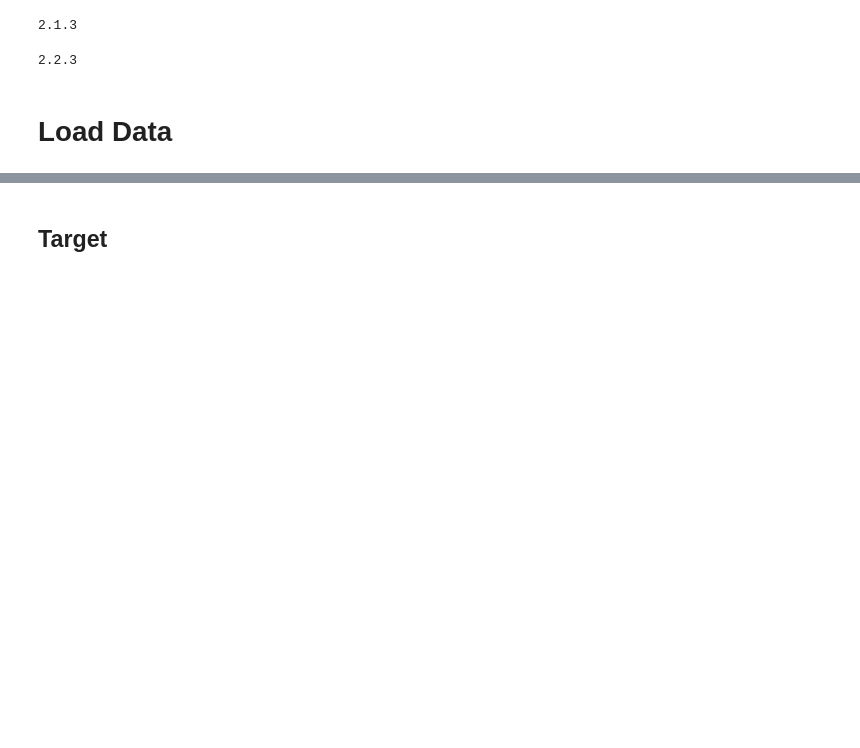
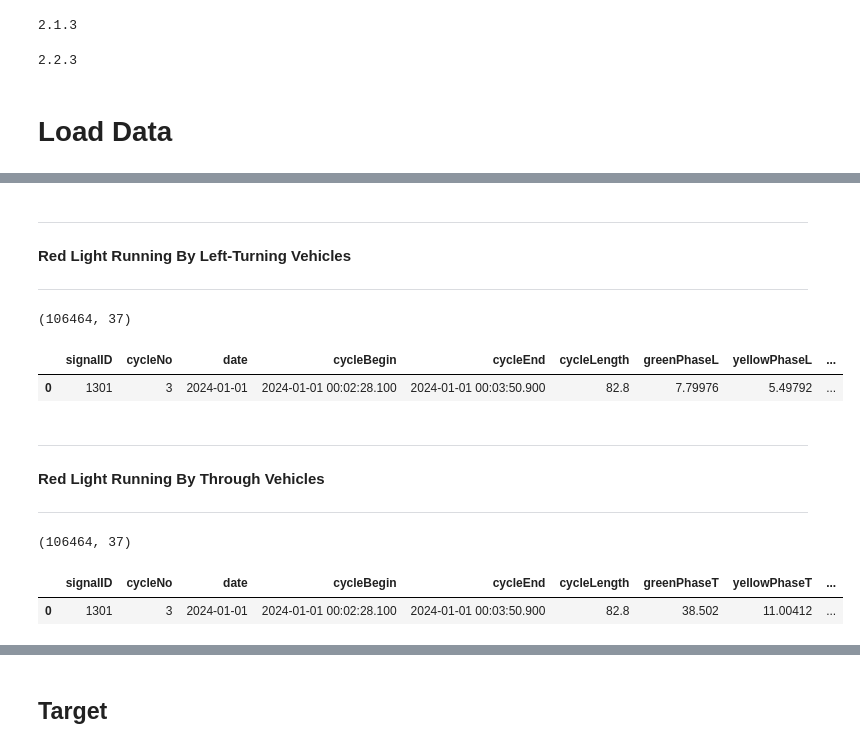
Before and after one commit to bmtazbiulhassan/signal_adjustment, a Jupyter notebook: notebook/i. data_processing.ipynb, the cells around one changed output, grey strips where cells are left out. Cells and saved outputs as stored; diff of their text form; code cells hidden in the pictures; blank space fills up the shorter version.

```diff
--- a/notebook/i. data_processing.ipynb
+++ b/notebook/i. data_processing.ipynb
@@ -113,0 +254,6 @@ df_data.shape
+# %% [markdown]
+---
+
+**Red Light Running By Left-Turning Vehicles**
+
+---
@@ -113,0 +313,15 @@ df_data.shape
+# %%
+df_by_left = pd.read_csv("../data/production/production/left+thru/left.csv")
+
+print(df_by_left.shape)
+df_by_left.head(1)
+# %% [output]
+(106464, 37)
+|  | signalID | cycleNo | date | cycleBegin | cycleEnd | cycleLength | greenPhaseL | yellowPhaseL | ... |
+| 0 | 1301 | 3 | 2024-01-01 | 2024-01-01 00:02:28.100 | 2024-01-01 00:03:50.900 | 82.8 | 7.79976 | 5.49792 | ... |
+# %% [markdown]
+---
+
+**Red Light Running By Through Vehicles**
+
+---
@@ -113,0 +381,9 @@ df_data.shape
+# %%
+df_by_thru = pd.read_csv("../data/production/production/left+thru/thru.csv")
+
+print(df_by_thru.shape)
+df_by_thru.head(1)
+# %% [output]
+(106464, 37)
+|  | signalID | cycleNo | date | cycleBegin | cycleEnd | cycleLength | greenPhaseT | yellowPhaseT | ... |
+| 0 | 1301 | 3 | 2024-01-01 | 2024-01-01 00:02:28.100 | 2024-01-01 00:03:50.900 | 82.8 | 38.502 | 11.00412 | ... |
```
Also changed, not shown: parts of 45 cells of this notebook, 1 other file.
